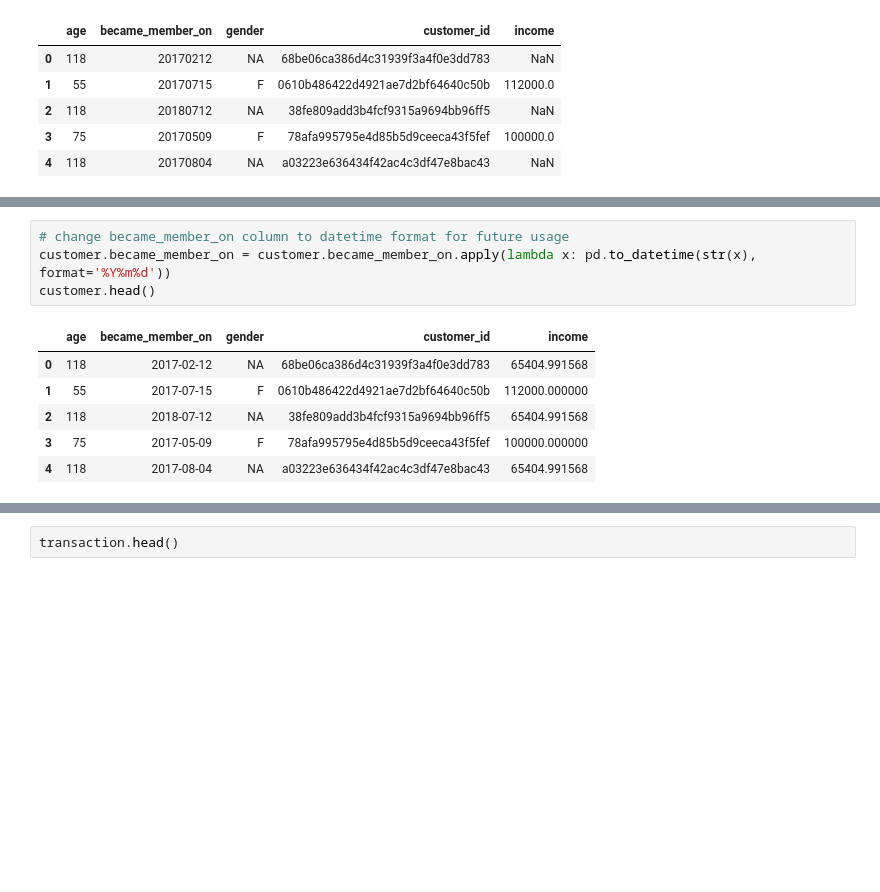
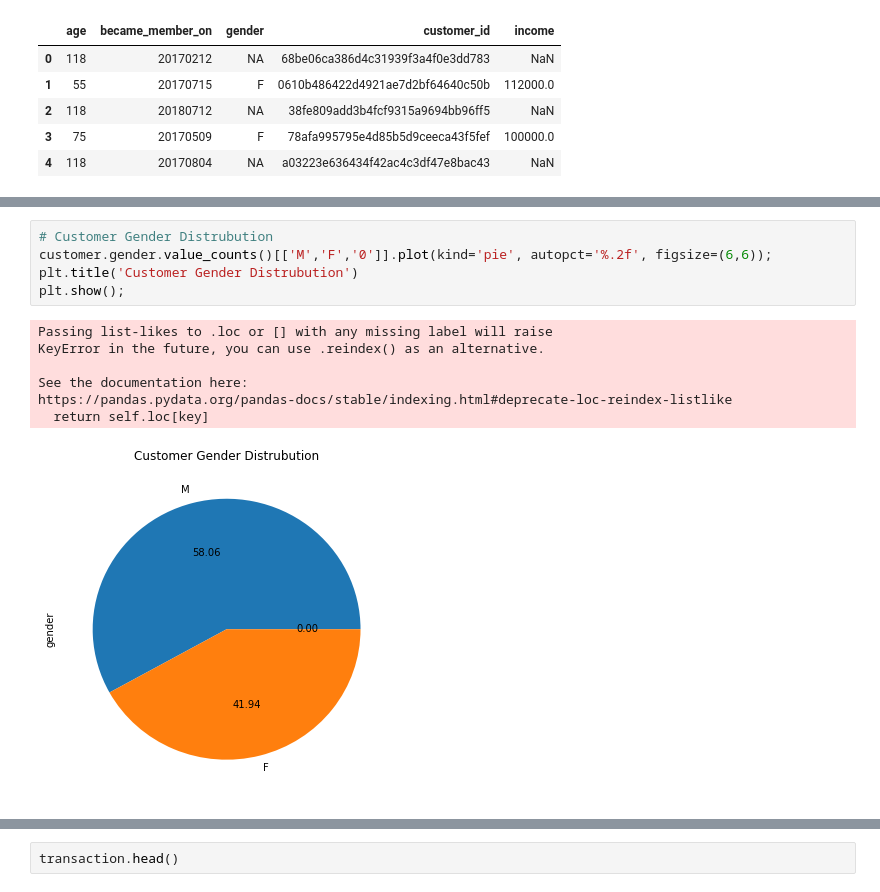
Before and after one commit to Martinsjsu/Starbuck_Promotion_Data_Analysis, a Jupyter notebook: Starbucks_Capstone_notebook.ipynb, the cells around one changed output, grey strips where cells are left out. Drawn from its saved outputs; the diff is of its cells as text; blank space fills up the shorter version.

```diff
--- a/Starbucks_Capstone_notebook.ipynb
+++ b/Starbucks_Capstone_notebook.ipynb
@@ -292,11 +304,13 @@ customer.head()
-# %%
-# change became_member_on column to datetime format for future usage
-customer.became_member_on = customer.became_member_on.apply(lambda x: pd.to_datetime(str(x), format='%Y%m%d'))
-customer.head()
-# %% [output]
-|  | age | became_member_on | gender | customer_id | income |
-| 0 | 118 | 2017-02-12 | NA | 68be06ca386d4c31939f3a4f0e3dd783 | 65404.991568 |
-| 1 | 55 | 2017-07-15 | F | 0610b486422d4921ae7d2bf64640c50b | 112000.000000 |
-| 2 | 118 | 2018-07-12 | NA | 38fe809add3b4fcf9315a9694bb96ff5 | 65404.991568 |
-| 3 | 75 | 2017-05-09 | F | 78afa995795e4d85b5d9ceeca43f5fef | 100000.000000 |
-| 4 | 118 | 2017-08-04 | NA | a03223e636434f42ac4c3df47e8bac43 | 65404.991568 |
+# %%
+# Customer Gender Distrubution
+customer.gender.value_counts()[['M','F','0']].plot(kind='pie', autopct='%.2f', figsize=(6,6));
+plt.title('Customer Gender Distrubution')
+plt.show();
+# %% [output]
+Passing list-likes to .loc or [] with any missing label will raise
+KeyError in the future, you can use .reindex() as an alternative.
+
+See the documentation here:
+https://pandas.pydata.org/pandas-docs/stable/indexing.html#deprecate-loc-reindex-listlike
+  return self.loc[key]
+[figure, added]
```
Also changed, not shown: parts of 56 cells of this notebook.
